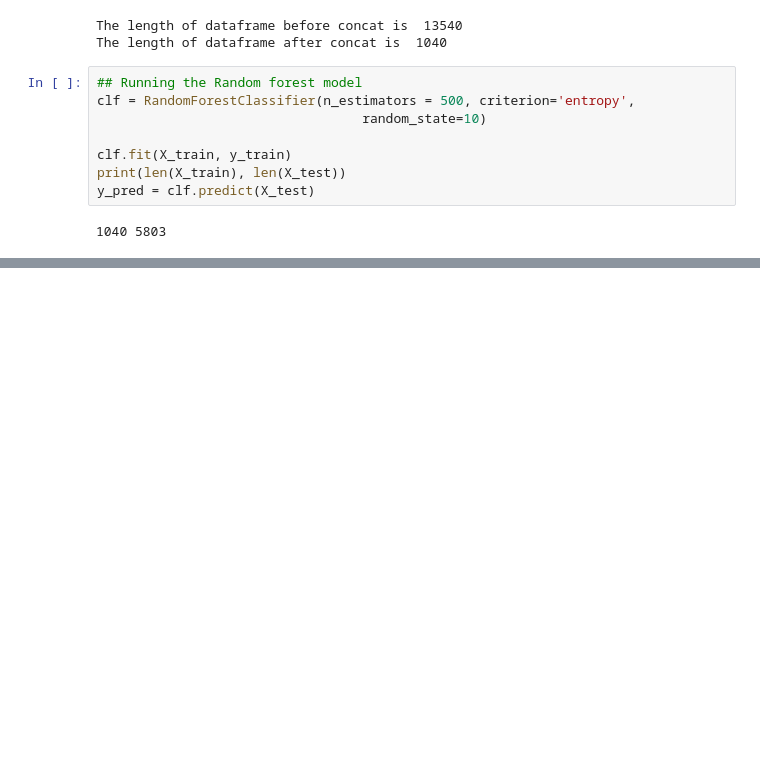
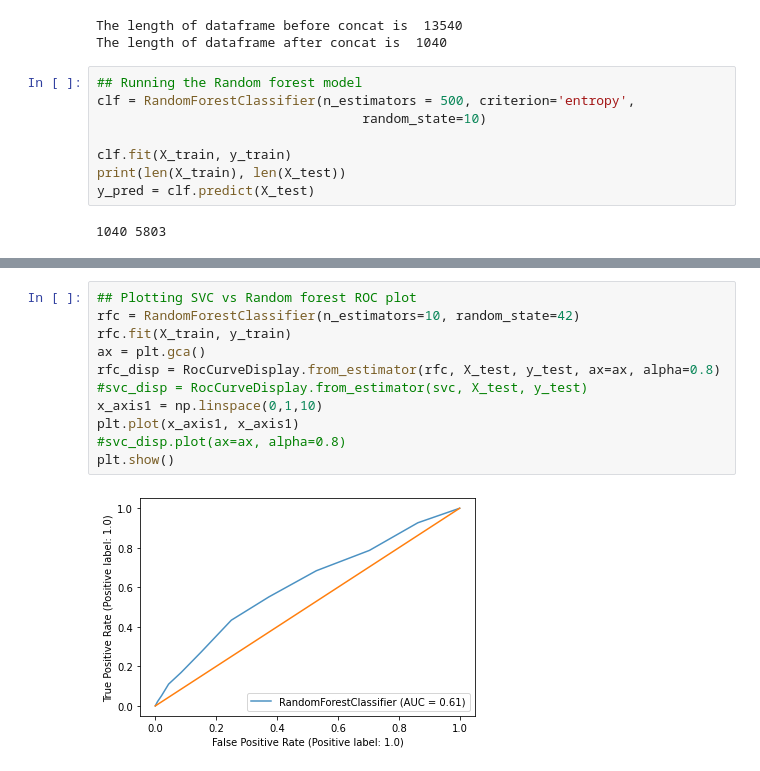
Before and after one commit to Vispikarkaria/Michelin_Tires_07312022, a Jupyter notebook: Michelin_Tires_07312022.ipynb, the cells around one changed output, grey strips where cells are left out. Drawn from its saved outputs; the diff is of its cells as text; blank space fills up the shorter version.

```diff
--- a/Michelin_Tires_07312022.ipynb
+++ b/Michelin_Tires_07312022.ipynb
@@ -143,0 +189,13 @@ F1_score: 0.11007025761124122
+# %%
+## Plotting SVC vs Random forest ROC plot
+rfc = RandomForestClassifier(n_estimators=10, random_state=42)
+rfc.fit(X_train, y_train)
+ax = plt.gca()
+rfc_disp = RocCurveDisplay.from_estimator(rfc, X_test, y_test, ax=ax, alpha=0.8)
+#svc_disp = RocCurveDisplay.from_estimator(svc, X_test, y_test)
+x_axis1 = np.linspace(0,1,10)
+plt.plot(x_axis1, x_axis1)
+#svc_disp.plot(ax=ax, alpha=0.8)
+plt.show()
+# %% [output]
+[figure, added]
```
Also changed, not shown: parts of 9 cells of this notebook, 1 other file.
